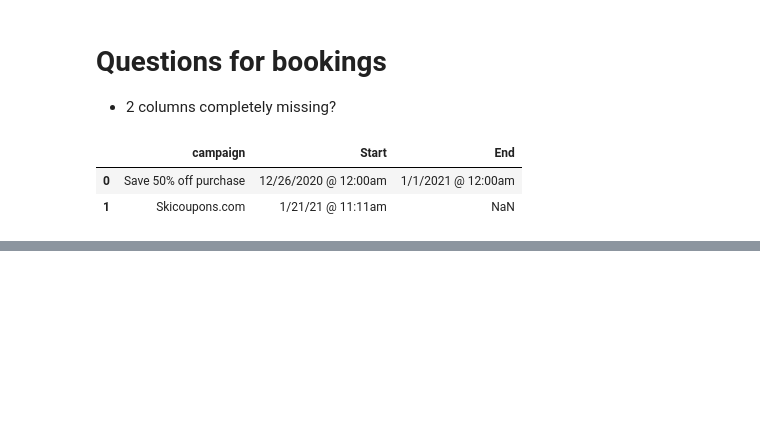
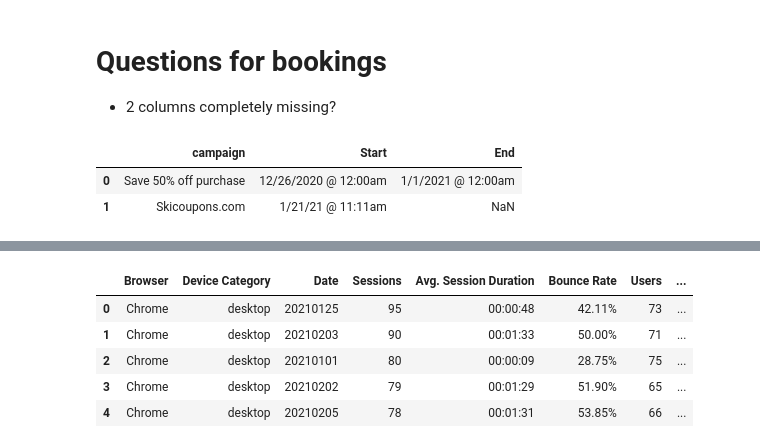
Before and after one commit to Data-Science-in-Business-master/final-project-adventure-haus-and-hwy40-adventure_haus_highway_40, a Jupyter notebook: HW40.ipynb, the cells around one changed output, grey strips where cells are left out. Cells and saved outputs as stored; diff of their text form; code cells hidden in the pictures; blank space fills up the shorter version.

```diff
--- a/HW40.ipynb
+++ b/HW40.ipynb
@@ -125,0 +169,11 @@ campaigns.head()
+# %%
+#  Read in device data
+device = pd.read_csv("data/HWY40/Google Analytics/device.csv", header=6)
+device.head()
+# %% [output]
+|  | Browser | Device Category | Date | Sessions | Avg. Session Duration | Bounce Rate | Users | ... |
+| 0 | Chrome | desktop | 20210125 | 95 | 00:00:48 | 42.11% | 73 | ... |
+| 1 | Chrome | desktop | 20210203 | 90 | 00:01:33 | 50.00% | 71 | ... |
+| 2 | Chrome | desktop | 20210101 | 80 | 00:00:09 | 28.75% | 75 | ... |
+| 3 | Chrome | desktop | 20210202 | 79 | 00:01:29 | 51.90% | 65 | ... |
+| 4 | Chrome | desktop | 20210205 | 78 | 00:01:31 | 53.85% | 66 | ... |
```
Also changed, not shown: parts of 7 cells of this notebook.
